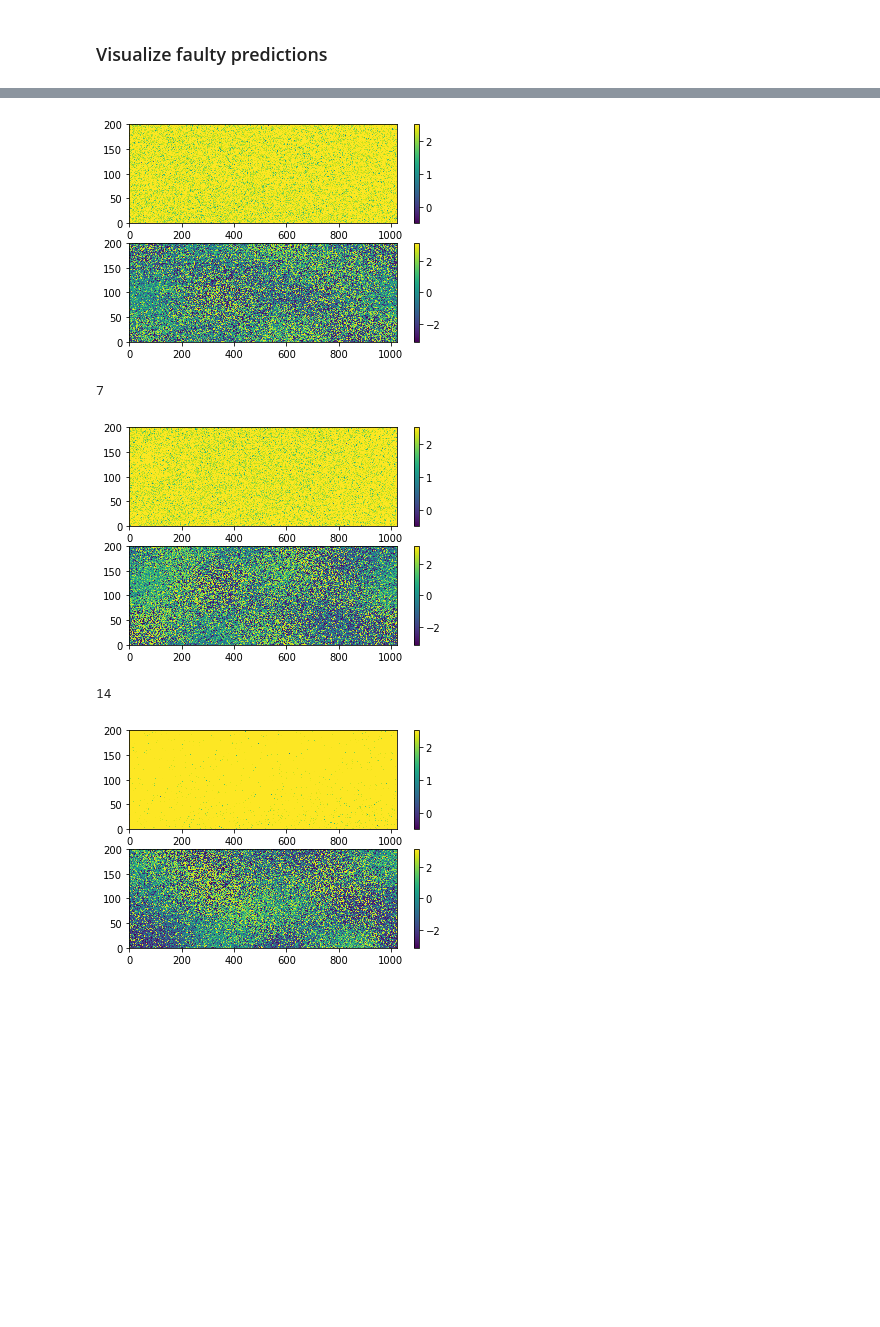
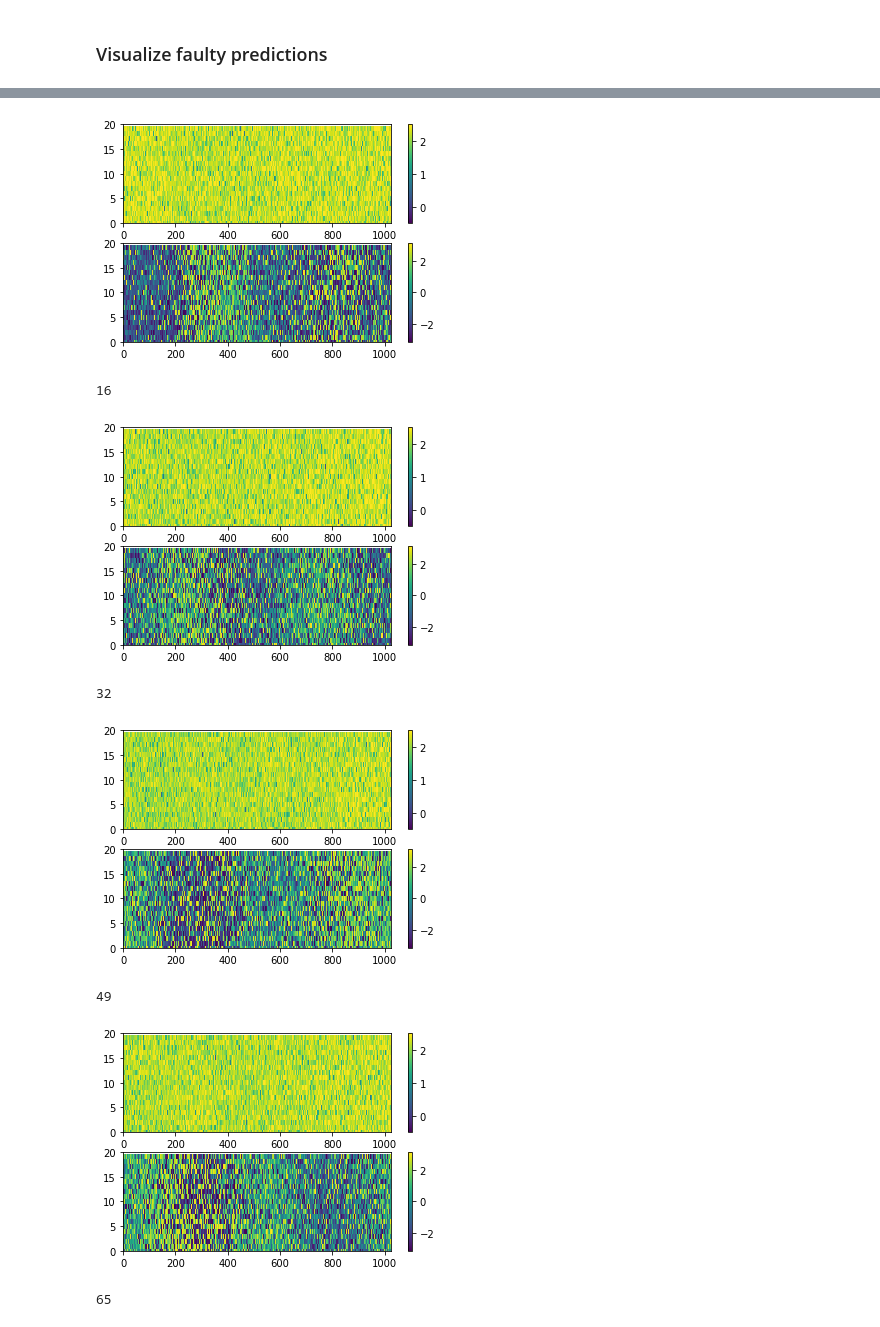
Before and after one commit to musicbyjing/cosmic_dawn_rfi, a Jupyter notebook: classification.ipynb, the cells around one changed output, grey strips where cells are left out. Saved outputs shown, nothing was run; the diff lists cells and outputs as text; code cells hidden in the pictures; blank space fills up the shorter version.

```diff
--- a/classification.ipynb
+++ b/classification.ipynb
@@ -82,5 +118,5 @@ Test Accuracy: 1.000
 
 for i in faulty_predictions:
     print(i)
-    plot_one_vis(dataset[i], 200)
+    plot_one_vis(dataset[i], 20)
 # %% [output]
@@ -88,5 +124,8 @@ for i in faulty_predictions:
-[figure, old version]
+[figure, new version]
-7
+16
-[figure, old version]
+[figure, new version]
-14
+32
-[figure, old version]
+[figure, new version]
+49
+[figure, added]
+65
```
Also changed, not shown: parts of 7 cells of this notebook, 1 other file.
